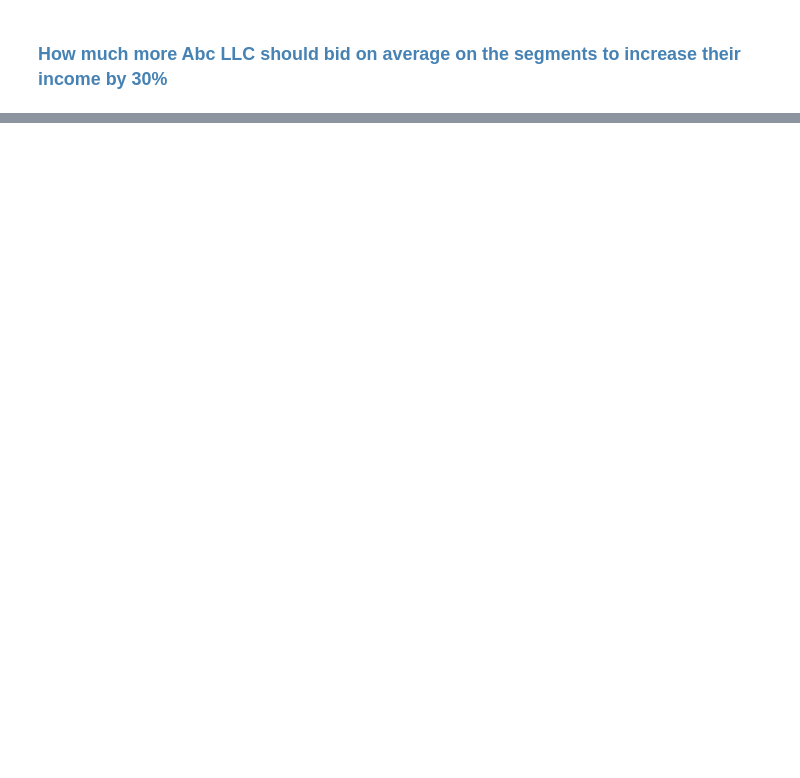
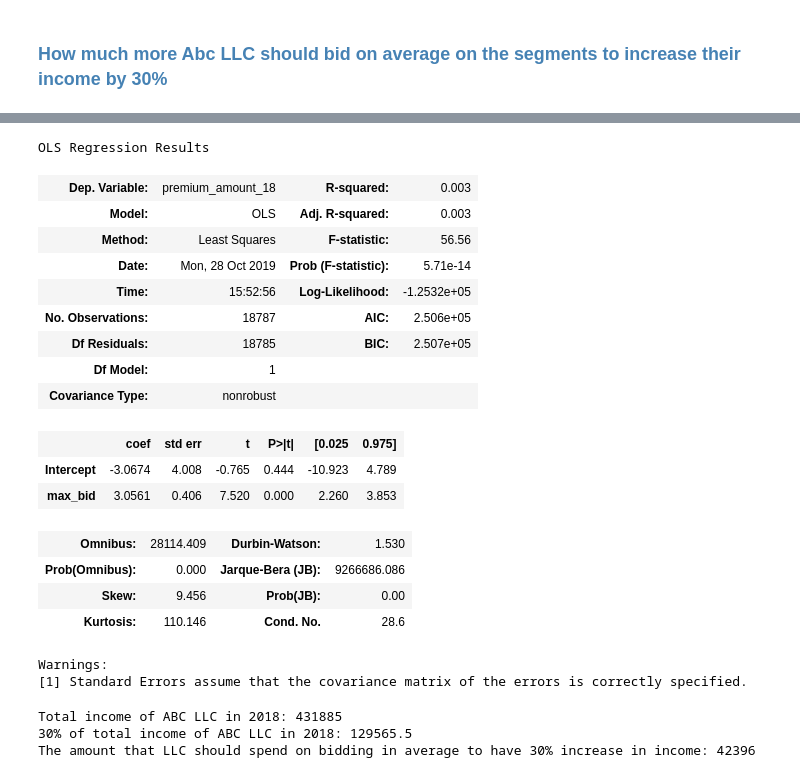
Before and after one commit to ZsoltNagy86/ABC_LLC_Leads, a Jupyter notebook: ABC_LLC_Leads.ipynb, the cells around one changed output, grey strips where cells are left out. Cells and saved outputs as stored; diff of their text form; code cells hidden in the pictures; blank space fills up the shorter version.

```diff
--- a/ABC_LLC_Leads.ipynb
+++ b/ABC_LLC_Leads.ipynb
@@ -995,0 +834,35 @@ cluster_df_lost
+# %%
+# Running regression analysis with one predictor
+# formula: response ~ predictor + predictor
+est = smf.ols(formula='premium_amount_18 ~ max_bid', data=df_won).fit()
+est.summary()
+# %% [output]
+OLS Regression Results
+| Dep. Variable: | premium_amount_18 | R-squared: | 0.003 |
+| Model: | OLS | Adj. R-squared: | 0.003 |
+| Method: | Least Squares | F-statistic: | 56.56 |
+| Date: | Mon, 28 Oct 2019 | Prob (F-statistic): | 5.71e-14 |
+| Time: | 15:52:56 | Log-Likelihood: | -1.2532e+05 |
+| No. Observations: | 18787 | AIC: | 2.506e+05 |
+| Df Residuals: | 18785 | BIC: | 2.507e+05 |
+| Df Model: | 1 |  |  |
+| Covariance Type: | nonrobust |  |  |
+|  | coef | std err | t | P>|t| | [0.025 | 0.975] |
+| Intercept | -3.0674 | 4.008 | -0.765 | 0.444 | -10.923 | 4.789 |
+| max_bid | 3.0561 | 0.406 | 7.520 | 0.000 | 2.260 | 3.853 |
+| Omnibus: | 28114.409 | Durbin-Watson: | 1.530 |
+| Prob(Omnibus): | 0.000 | Jarque-Bera (JB): | 9266686.086 |
+| Skew: | 9.456 | Prob(JB): | 0.00 |
+| Kurtosis: | 110.146 | Cond. No. | 28.6 |
+Warnings:
+[1] Standard Errors assume that the covariance matrix of the errors is correctly specified.
+# %%
+total_inc = df_won >> mask(X.created > pd.to_datetime('2018-01-01 0:0:1'), X.created < pd.to_datetime('2019-01-01 0:0:1')) >> select(X.premium_amount_18)
+sum(total_inc.iloc[:,0])
+print('Total income of ABC LLC in 2018: ' + str(sum(total_inc.iloc[:,0])))
+print('30% of total income of ABC LLC in 2018: ' + str(sum(total_inc.iloc[:,0])*0.3))
+print('The amount that LLC should spend on bidding in average to have 30% increase in income: ' + str(round(sum((total_inc.iloc[:,0])*0.3)/3.0561)))
+# %% [output]
+Total income of ABC LLC in 2018: 431885
+30% of total income of ABC LLC in 2018: 129565.5
+The amount that LLC should spend on bidding in average to have 30% increase in income: 42396
```
Also changed, not shown: parts of 22 cells of this notebook, 2 other files.
